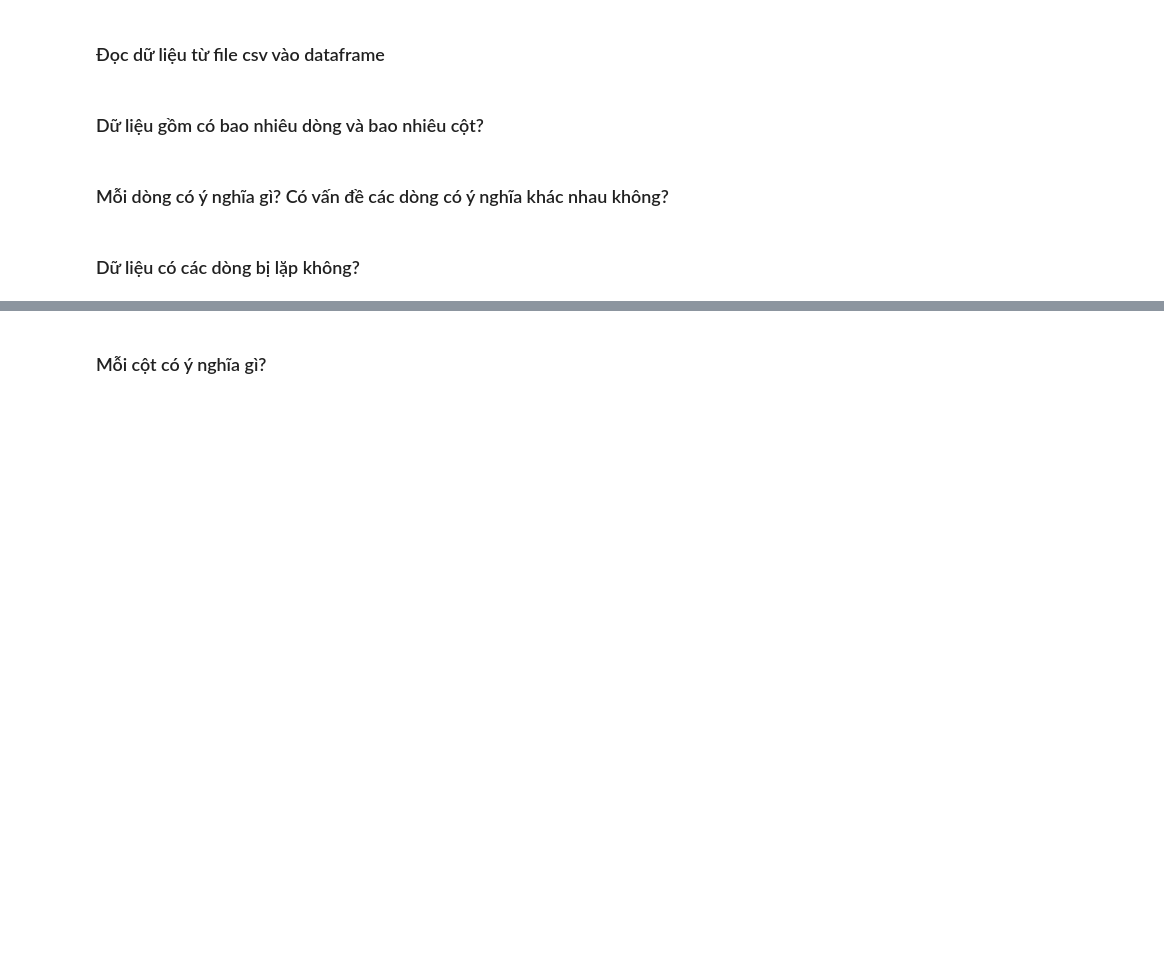
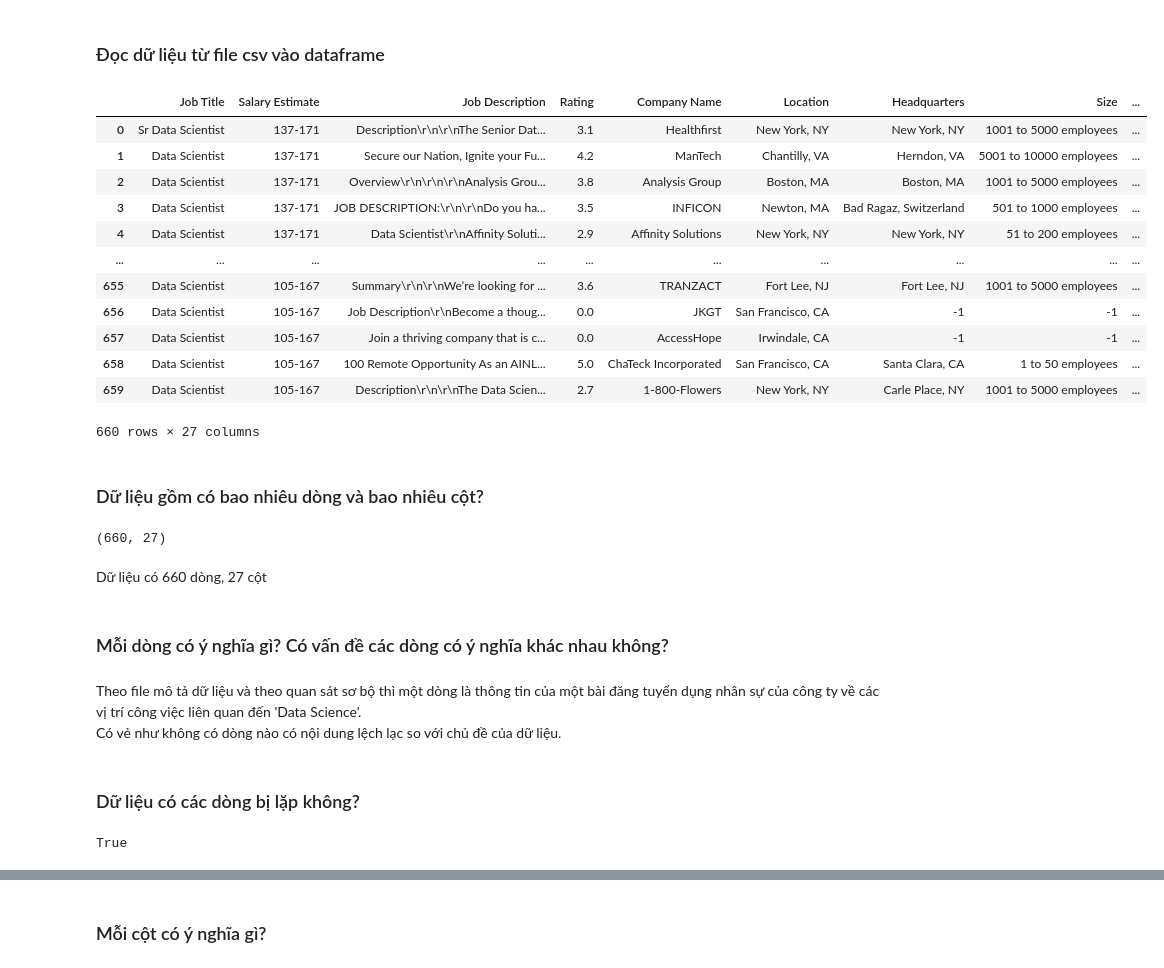
Before and after one commit to fminhtu/P4DS-FinalProject, a Jupyter notebook: Final.ipynb, the cells around one changed output, grey strips where cells are left out. Cells and saved outputs as stored; diff of their text form; code cells hidden in the pictures; blank space fills up the shorter version.

Commit message:
Khám phá dữ liệu + Câu hỏi

```diff
--- a/Final.ipynb
+++ b/Final.ipynb
@@ -33,9 +34,42 @@ Dữ liệu này được thu thập bằng cách Web scrapping, Data cleaning &
 ## III. Khám phá dữ liệu
 # %% [markdown]
 ### Đọc dữ liệu từ file csv vào dataframe
+# %%
+df = pd.read_csv('data.csv')
+df
+# %% [output]
+|  | Job Title | Salary Estimate | Job Description | Rating | Company Name | Location | Headquarters | Size | ... |
+| 0 | Sr Data Scientist | 137-171 | Description\r\n\r\nThe Senior Dat... | 3.1 | Healthfirst | New York, NY | New York, NY | 1001 to 5000 employees | ... |
+| 1 | Data Scientist | 137-171 | Secure our Nation, Ignite your Fu... | 4.2 | ManTech | Chantilly, VA | Herndon, VA | 5001 to 10000 employees | ... |
+| 2 | Data Scientist | 137-171 | Overview\r\n\r\n\r\nAnalysis Grou... | 3.8 | Analysis Group | Boston, MA | Boston, MA | 1001 to 5000 employees | ... |
+| 3 | Data Scientist | 137-171 | JOB DESCRIPTION:\r\n\r\nDo you ha... | 3.5 | INFICON | Newton, MA | Bad Ragaz, Switzerland | 501 to 1000 employees | ... |
+| 4 | Data Scientist | 137-171 | Data Scientist\r\nAffinity Soluti... | 2.9 | Affinity Solutions | New York, NY | New York, NY | 51 to 200 employees | ... |
+| ... | ... | ... | ... | ... | ... | ... | ... | ... | ... |
+| 655 | Data Scientist | 105-167 | Summary\r\n\r\nWe’re looking for ... | 3.6 | TRANZACT | Fort Lee, NJ | Fort Lee, NJ | 1001 to 5000 employees | ... |
+| 656 | Data Scientist | 105-167 | Job Description\r\nBecome a thoug... | 0.0 | JKGT | San Francisco, CA | -1 | -1 | ... |
+| 657 | Data Scientist | 105-167 | Join a thriving company that is c... | 0.0 | AccessHope | Irwindale, CA | -1 | -1 | ... |
+| 658 | Data Scientist | 105-167 | 100 Remote Opportunity As an AINL... | 5.0 | ChaTeck Incorporated | San Francisco, CA | Santa Clara, CA | 1 to 50 employees | ... |
+| 659 | Data Scientist | 105-167 | Description\r\n\r\nThe Data Scien... | 2.7 | 1-800-Flowers | New York, NY | Carle Place, NY | 1001 to 5000 employees | ... |
+660 rows × 27 columns
 # %% [markdown]
 ### Dữ liệu gồm có bao nhiêu dòng và bao nhiêu cột?
+# %%
+n_rows, n_cols  = df.shape
+n_rows, n_cols
+# %% [output]
+(660, 27)
+# %% [markdown]
+Dữ liệu có 660 dòng, 27 cột
 # %% [markdown]
 ### Mỗi dòng có ý nghĩa gì? Có vấn đề các dòng có ý nghĩa khác nhau không?
+# %% [markdown]
+Theo file mô tả dữ liệu và theo quan sát sơ bộ thì một dòng là thông tin của một bài đăng tuyển dụng nhân sự của công ty về các vị trí công việc liên quan đến 'Data Science'. \
+Có vẻ như không có dòng nào có nội dung lệch lạc so với chủ đề của dữ liệu.
 # %% [markdown]
 ### Dữ liệu có các dòng bị lặp không?
+# %%
+duplicated_rows = df[df.duplicated()]
+have_duplicated_rows = len(duplicated_rows) != 0
+have_duplicated_rows
+# %% [output]
+True
```
Also changed, not shown: parts of 19 cells of this notebook.
